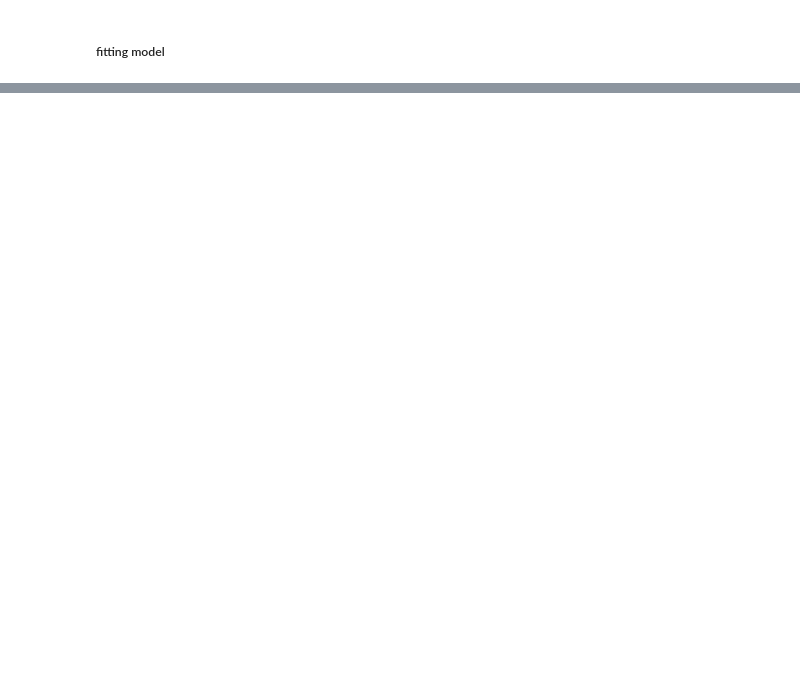
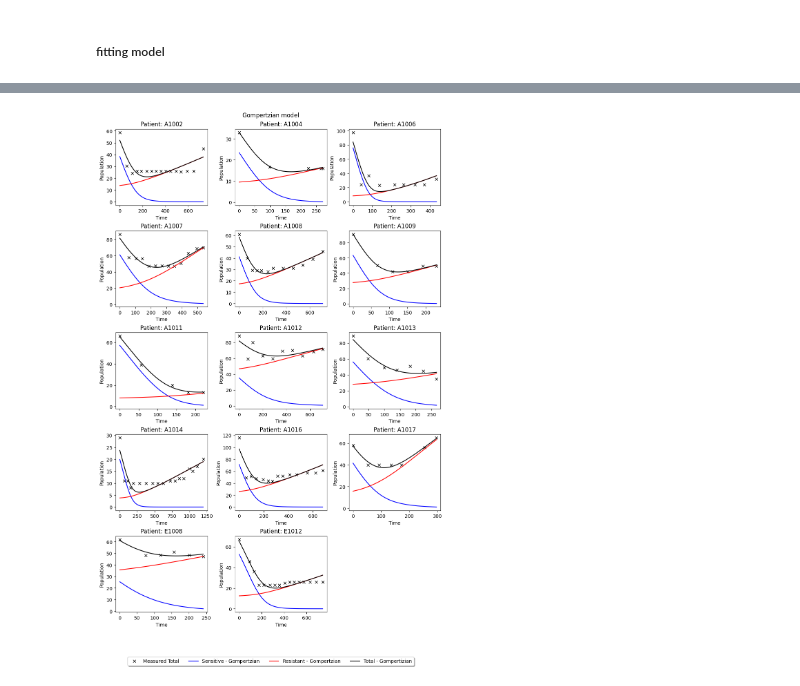
Before and after one commit to hkailas/Erlotinib, a Jupyter notebook: Erlotinib_Gompertizian.ipynb, the cells around one changed output, grey strips where cells are left out. Cells and saved outputs as stored; diff of their text form; code cells hidden in the pictures; blank space fills up the shorter version.

```diff
--- a/Erlotinib_Gompertizian.ipynb
+++ b/Erlotinib_Gompertizian.ipynb
@@ -192,0 +200,19 @@ df_gomp
+# %%
+from scipy.optimize import differential_evolution
+unique_IDs = df.ID.unique()
+master_dictionary = {} # dictionary to store the optimized parameters for each patient
+
+# Find optimal parameters for each patient
+for id in unique_IDs:
+
+    days = df.days[df.ID == id].tolist()
+    data = df.sum_tumor_lengths[df.ID == id].tolist()
+    max_value = max(data[0], data[-1])
+
+    print("Working on patient:", id, " Number of data points:", len(days))
+    bounds = [(1e-3, 2e-1), (1.1*max_value, 2*max_value), (1e-1, 10),(0, data[0]), (0, 3*data[0])]
+
+    # Use differential_evolution to perform a random search
+    opt_result_log = differential_evolution(cost_func_gompertizian, bounds, args=(days, data))
+    # store the optimal parameters and the cost function value (last entry in list)
+    master_dictionary[id] = opt_result_log.x.tolist() + [opt_result_log.fun]
@@ -192,0 +234,51 @@ df_gomp
+# %%
+
+# setting up subplots
+n = len(unique_IDs)
+ncols = 3
+nrows = np.ceil(n / ncols).astype(int)
+fig, axs = plt.subplots(nrows, ncols, figsize=(10, 15), constrained_layout=True)
+
+# fitting data
+for index, id in enumerate(unique_IDs, start=0):
+    #print("Patient:", id, " Optimal parameters: ", master_dictionary[id])
+    days = df.days[df.ID == id].tolist()
+    data = df.sum_tumor_lengths[df.ID == id].tolist()
+    tspan = np.linspace(0, days[-1], 300)
+
+    optimal_params_gom = master_dictionary[id]
+    init_populations_gom = optimal_params_gom[3:-1]
+
+    pred_data_gom = solve_ivp(system_ode_gompertizian, [0,days[-1]],
+                            init_populations_gom, dense_output=True,
+                            args = tuple([optimal_params_gom[:3]]))
+    sum_pops_gom = np.sum(pred_data_gom.sol(tspan), axis=0)
+
+#plotting
+    ax = axs.flatten()[(index)%len(unique_IDs)]
+    days = df.days[df.ID == id].tolist()
+    data = df.sum_tumor_lengths[df.ID == id].tolist()
+    tspan = np.linspace(0, days[-1], 300)
+
+    ax.plot(days, data, 'kx', label='Measured Total') # plot data points
+    ax.plot(tspan, pred_data_gom.sol(tspan)[0], 'b-', label='Sensitive - Gompertz ')
+    ax.plot(tspan, pred_data_gom.sol(tspan)[1], 'r-', label='Resistant - Gompertz')
+    ax.plot(tspan, sum_pops_gom, 'k-', label='Total - Gompertz')
+    ax.set_xlabel('Time')
+    ax.set_ylabel('Population')
+    ax.set_title(f'Patient: {id}')
+
+for i in range(index+1, nrows*ncols):
+    axs.flatten()[i].axis('off') #hide empty subplots
+
+legend_elements = [Line2D([0], [0], marker='x', color='k', label='Measured Total', linestyle='None'),
+                   Line2D([0], [0], color='b', label='Sensitive - Gompertzian'),
+                   Line2D([0], [0], color='r', label='Resistant - Gompertzian'),
+                   Line2D([0], [0], color='k', linestyle= '-' ,label='Total - Gompertizian'),]
+
+fig.legend(handles=legend_elements, loc='upper center', bbox_to_anchor=(0.5, -0.05),
+fancybox=True, shadow=True, ncol=7)
+fig.suptitle('Gompertzian model')
+plt.show()
+# %% [output]
+[figure, added]
```
Also changed, not shown: parts of 11 cells of this notebook.
